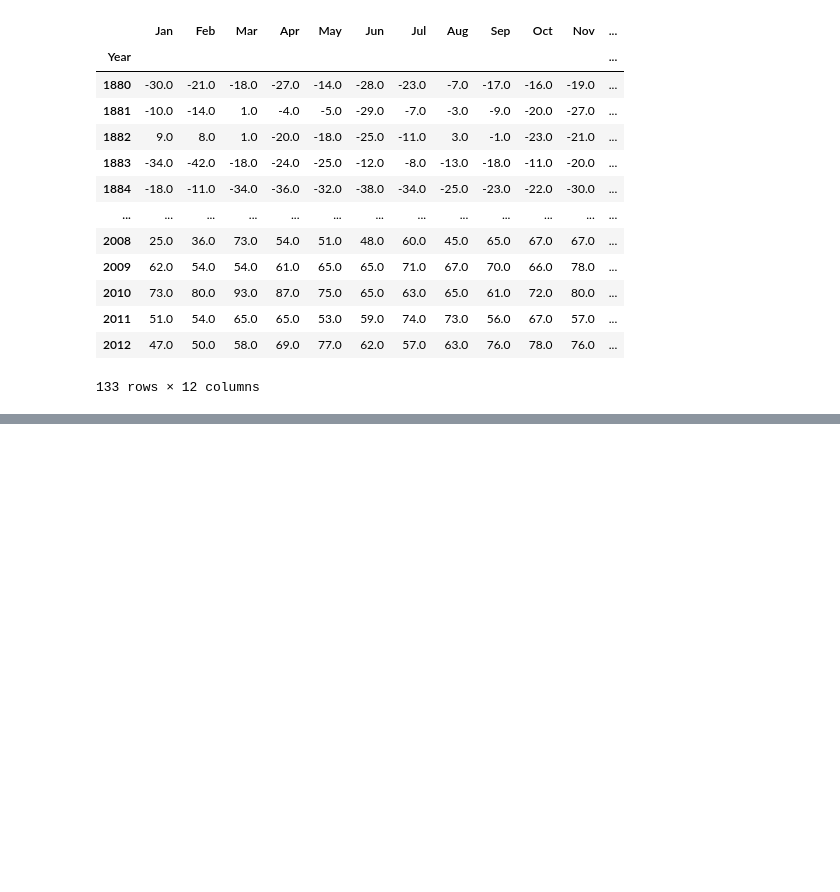
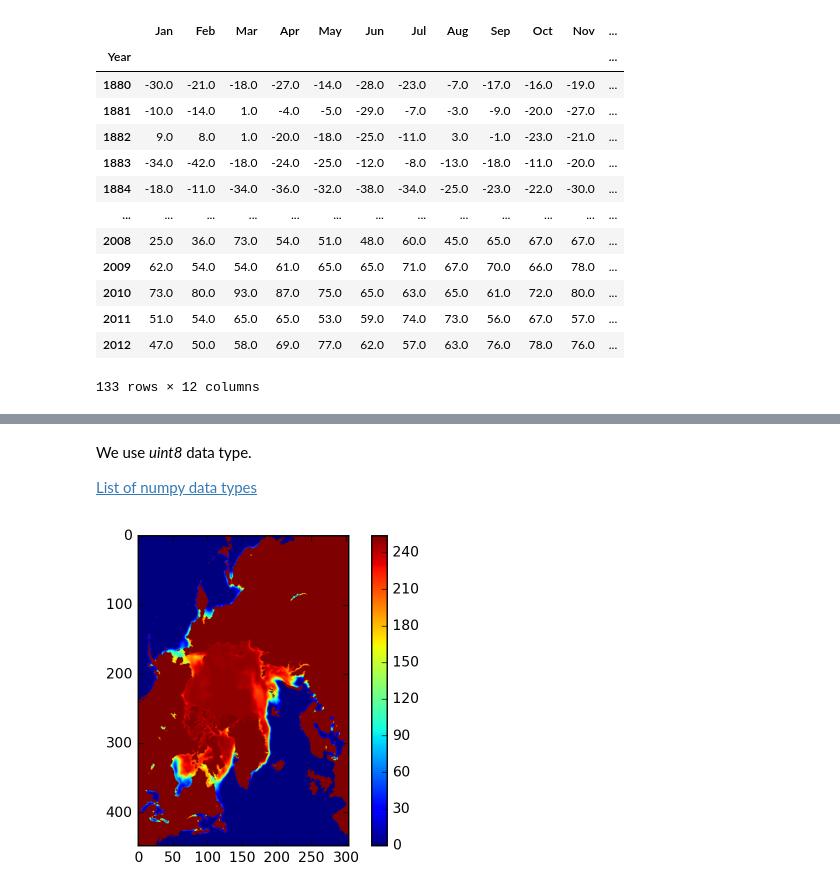
Before and after one commit to edmondb/gsfcbootcamp, a Jupyter notebook: lectures/day_1/Data_Visualization/Data_Visualization.ipynb, the cells around one changed output, grey strips where cells are left out. Cells and saved outputs as stored; diff of their text form; code cells hidden in the pictures; blank space fills up the shorter version.

```diff
--- a/lectures/day_1/Data_Visualization/Data_Visualization.ipynb
+++ b/lectures/day_1/Data_Visualization/Data_Visualization.ipynb
@@ -408,0 +392,18 @@ giss_temp.boxplot()
+# %%
+ice = np.fromfile('nt_201512_f17_v1.1_n.bin', dtype='uint8')
+# %% [markdown]
+We use *uint8* data type.
+
+[List of numpy data types](http://docs.scipy.org/doc/numpy/user/basics.types.html)
+# %%
+# The file format consists of a 300-byte descriptive header
+# followed by a two-dimensional array.
+ice = ice[300:]
+
+# Reshape
+ice = ice.reshape(448,304)
+# %%
+plt.imshow(ice)
+plt.colorbar();
+# %% [output]
+[figure, added]
```
Also changed, not shown: parts of 57 cells of this notebook, 1 other file.
